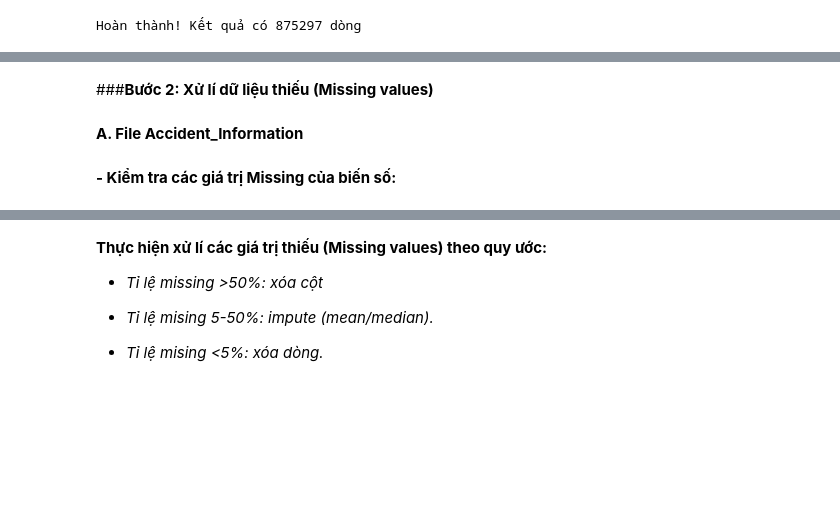
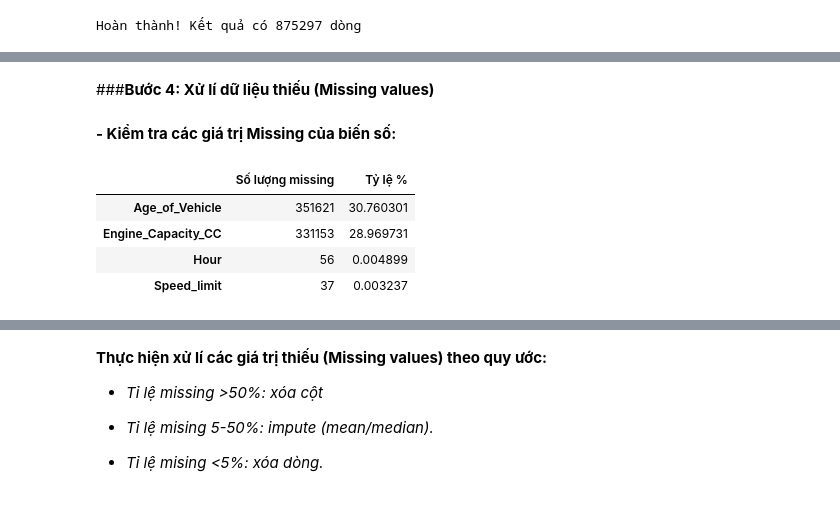
Before and after one commit to mihhwiNick/DA_project, a Jupyter notebook: UK_Road_Traffic_Accident_DA.ipynb, the cells around one changed output, grey strips where cells are left out. Cells and saved outputs as stored; diff of their text form; code cells hidden in the pictures; blank space fills up the shorter version.

```diff
--- a/UK_Road_Traffic_Accident_DA.ipynb
+++ b/UK_Road_Traffic_Accident_DA.ipynb
@@ -672,9 +599,30 @@ memory usage: 565.3+ MB
 # %% [markdown]
-###**Bước 2: Xử lí dữ liệu thiếu (Missing values)**
+###**Bước 4: Xử lí dữ liệu thiếu (Missing values)**
-# %% [markdown]
-**A. File Accident_Information**
 # %% [markdown]
 **- Kiểm tra các giá trị Missing của biến số:**
+# %%
+# Lọc các biến số
+numerical_cols = merged_data.select_dtypes(include=['float64','int64']).columns
+
+# Thống kê missing chỉ cho biến số
+missing_stats = merged_data[numerical_cols].isnull().sum()
+missing_percent = (missing_stats / len(merged_data)) * 100
+
+missing_df = pd.DataFrame({
+    'Số lượng missing': missing_stats,
+    'Tỷ lệ %': missing_percent
+}).sort_values('Số lượng missing', ascending=False)
+
+# Chỉ hiển thị những cột có missing
+missing_df = missing_df[missing_df['Số lượng missing'] > 0]
+
+display(missing_df)
+# %% [output]
+|  | Số lượng missing | Tỷ lệ % |
+| Age_of_Vehicle | 351621 | 30.760301 |
+| Engine_Capacity_CC | 331153 | 28.969731 |
+| Hour | 56 | 0.004899 |
+| Speed_limit | 37 | 0.003237 |
 # %%
 # Thống kê chi tiết các cột có giá trị missing
 print("- Thống kê chi tiết giá trị missing theo cột:")
```
Also changed, not shown: parts of 26 cells of this notebook.
